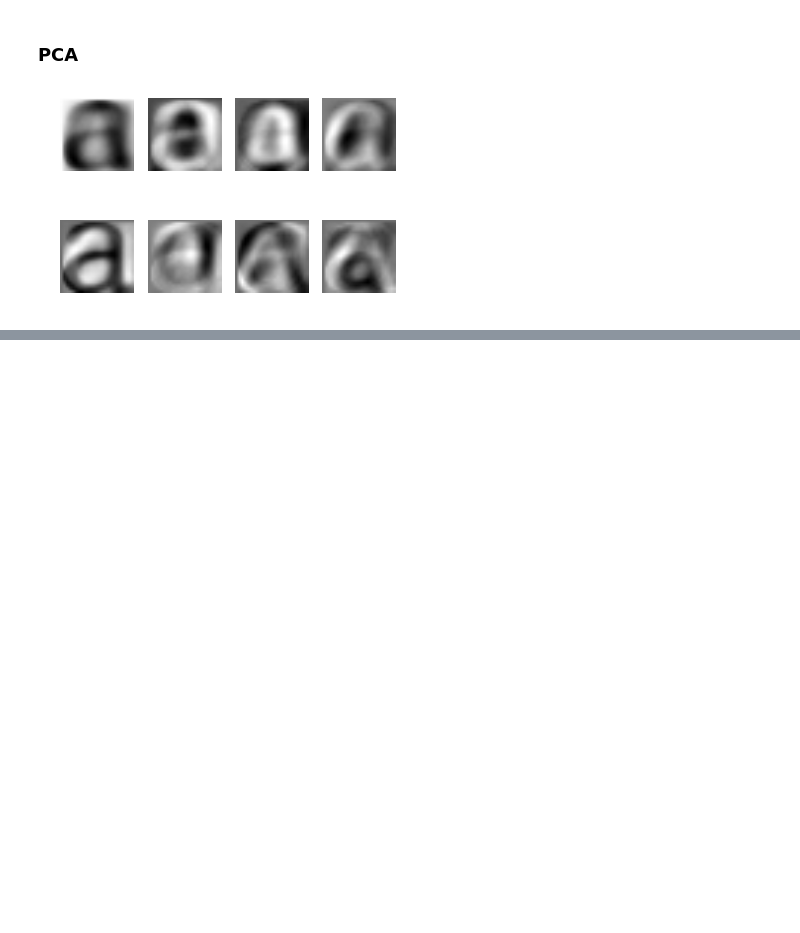
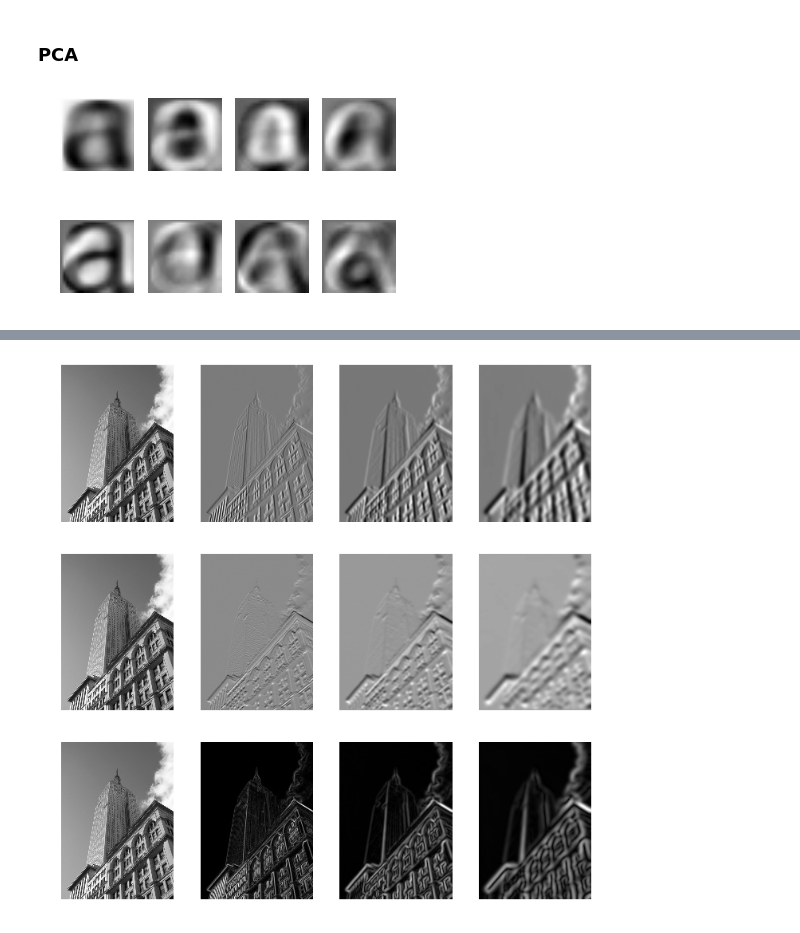
Before and after one commit to whatalnk/study-PCV, a Jupyter notebook: Chapter01.ipynb, the cells around one changed output, grey strips where cells are left out. Saved outputs shown, nothing was run; the diff lists cells and outputs as text; code cells hidden in the pictures; blank space fills up the shorter version.

```diff
--- a/Chapter01.ipynb
+++ b/Chapter01.ipynb
@@ -172,0 +267,28 @@ plt.show()
+# %%
+plt.figure(figsize=(12, 12))
+for i in range(1, 12, 4):
+    plt.subplot(3, 4, i)
+    plt.axis('off')
+    plt.imshow(im)
+
+col = 2
+for sigma in [2, 5, 10]:
+    imx = np.zeros(im.shape)
+    filters.gaussian_filter(im, (sigma, sigma), (0, 1), imx)
+
+    imy = np.zeros(im.shape)
+    filters.gaussian_filter(im, (sigma, sigma), (1, 0), imy)
+
+    magnitude = np.sqrt(imx**2 + imy**2)
+
+    i = col
+    for img in [imx, imy, magnitude]:
+        plt.subplot(3, 4, i)
+        plt.axis('off')
+        plt.imshow(img)
+        i += 4
+    col += 1
+
+plt.show()
+# %% [output]
+[figure, added]
```
Also changed, not shown: parts of 22 cells of this notebook, 1 other file.
